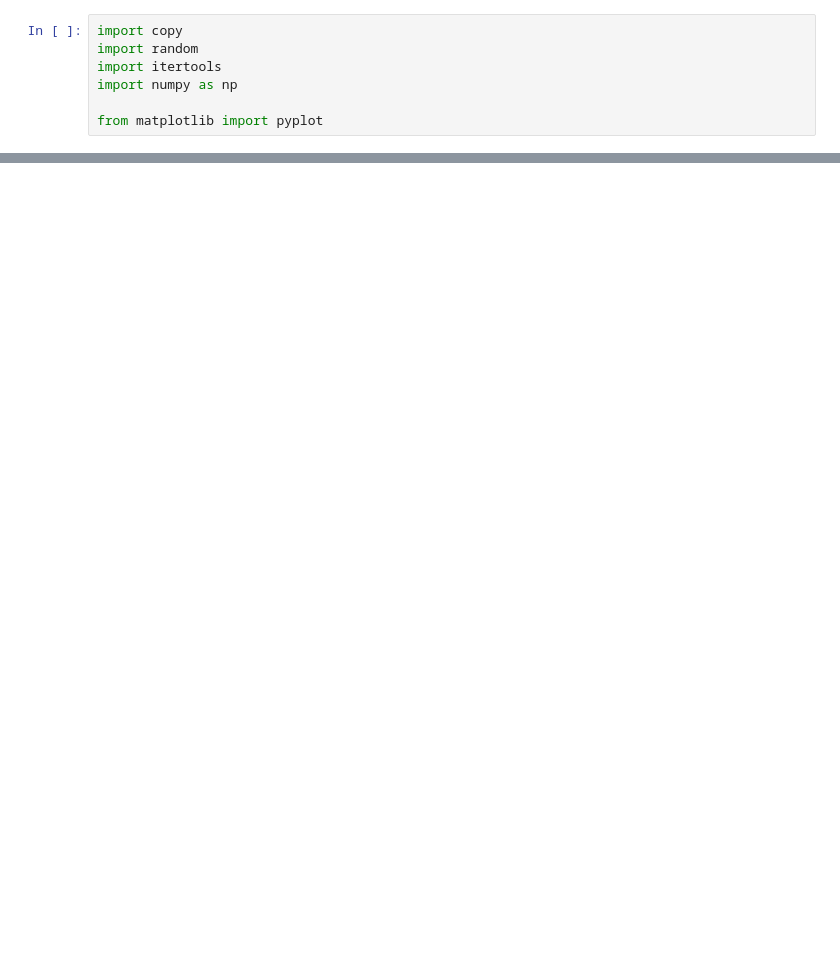
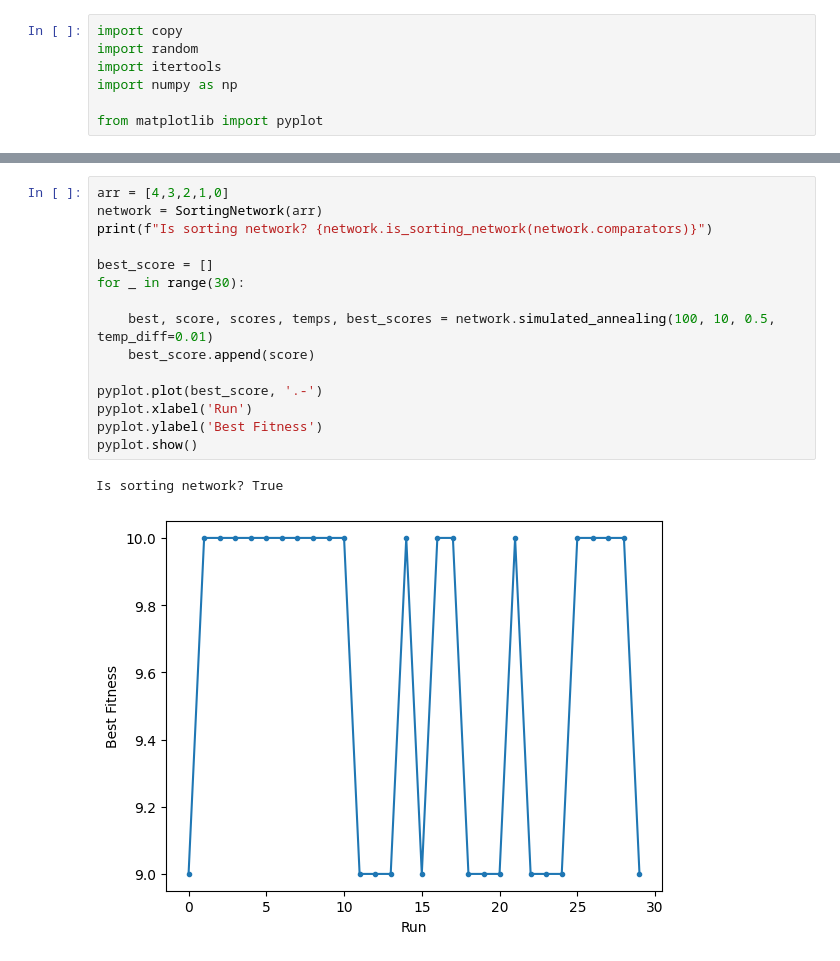
Before and after one commit to AlesKas/SchoolFIT, a Jupyter notebook: EVO/proj/main.ipynb, the cells around one changed output, grey strips where cells are left out. Cells and saved outputs as stored; diff of their text form; blank space fills up the shorter version.

```diff
--- a/EVO/proj/main.ipynb
+++ b/EVO/proj/main.ipynb
@@ -99 +215,19 @@ class SortingNetwork():
+# %%
+arr = [4,3,2,1,0]
+network = SortingNetwork(arr)
+print(f"Is sorting network? {network.is_sorting_network(network.comparators)}")
+
+best_score = []
+for _ in range(30):
+
+    best, score, scores, temps, best_scores = network.simulated_annealing(100, 10, 0.5, temp_diff=0.01)
+    best_score.append(score)
+
+pyplot.plot(best_score, '.-')
+pyplot.xlabel('Run')
+pyplot.ylabel('Best Fitness')
+pyplot.show()
+# %% [output]
+Is sorting network? True
+[figure, added]
 # %%
```
Also changed, not shown: parts of 5 cells of this notebook, 3 other files.
